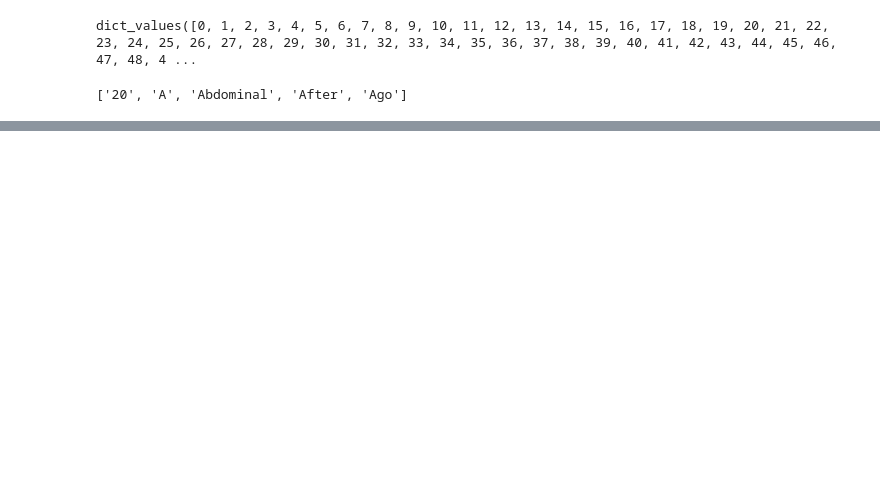
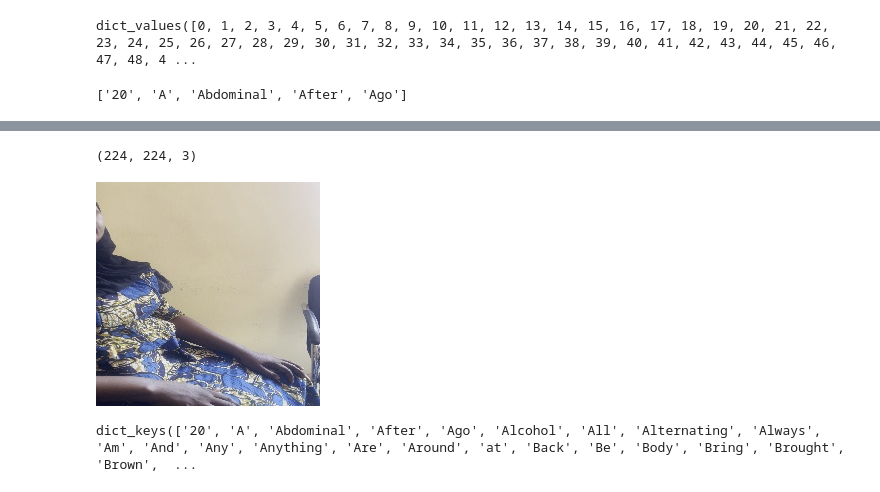
Before and after one commit to BINARY-DIGITAL-HUB/Sign-language-translation, a Jupyter notebook: code.ipynb, the cells around one changed output, grey strips where cells are left out. Drawn from its saved outputs; the diff is of its cells as text; code cells hidden in the pictures; blank space fills up the shorter version.

Commit message:
feature extraction and basic plotting

```diff
--- a/code.ipynb
+++ b/code.ipynb
@@ -293,7 +299,7 @@ label_data = {}
 for index in range (len(folder_name)):
     f_name = folder_name[index]
     temp_path = list(frame_path.glob(f'{f_name}/*.jpg'))
-    frame_data_paths[f_name] = np.array([str(p) for p in temp_path])
+    frame_data_paths[f_name] = [str(p) for p in temp_path]
     label_data[f_name] = index
 
 print('Collection Complete')
@@ -423,0 +544,13 @@ KeyboardInterrupt:
+# %%
+img.shape
+# %% [output]
+(224, 224, 3)
+# %%
+# quick visual...
+Image.open(frame_data_paths['A'][0])
+# %% [output]
+[figure, added]
+# %%
+frame_data_paths.keys()
+# %% [output]
+dict_keys(['20', 'A', 'Abdominal', 'After', 'Ago', 'Alcohol', 'All', 'Alternating', 'Always', 'Am', 'And', 'Any', 'Anything', 'Are', 'Around', 'at', 'Back', 'Be', 'Body', 'Bring', 'Brought', 'Brown',  ...
```
Also changed, not shown: parts of 26 cells of this notebook.
